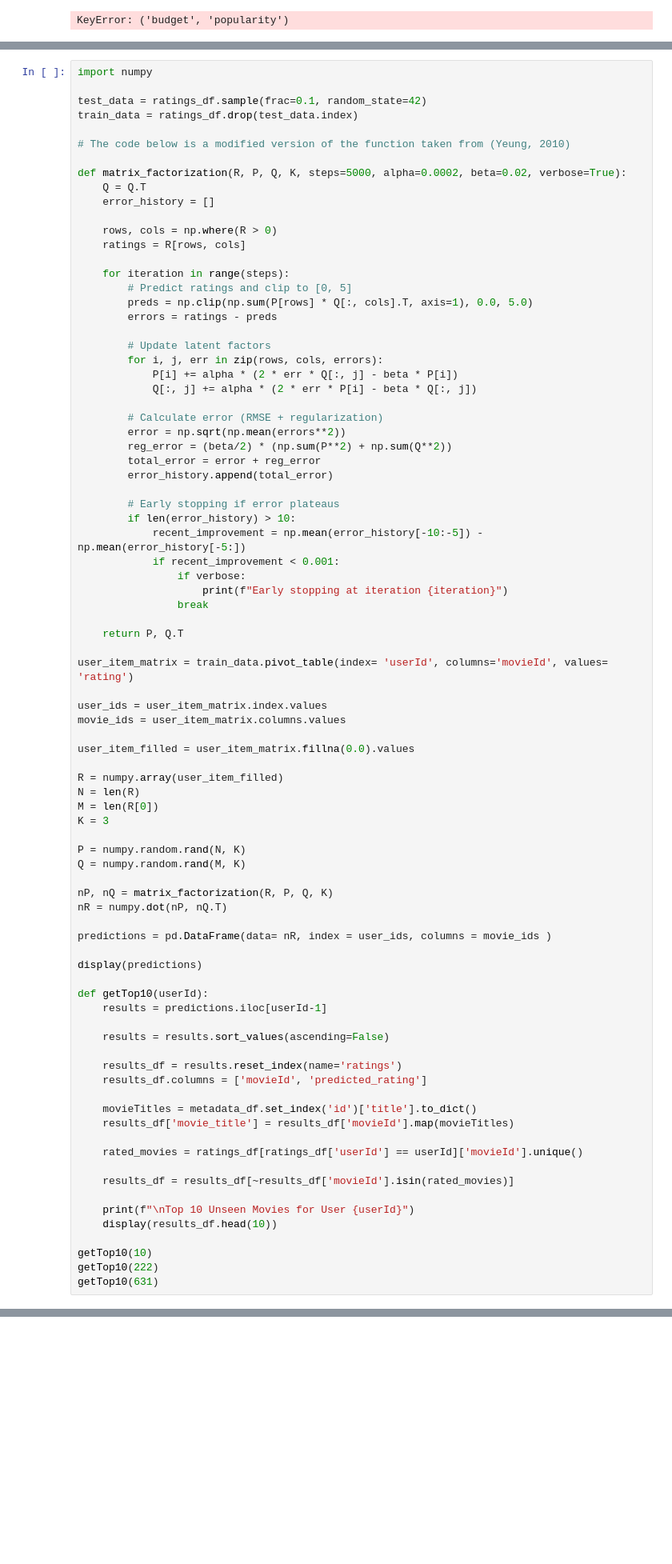
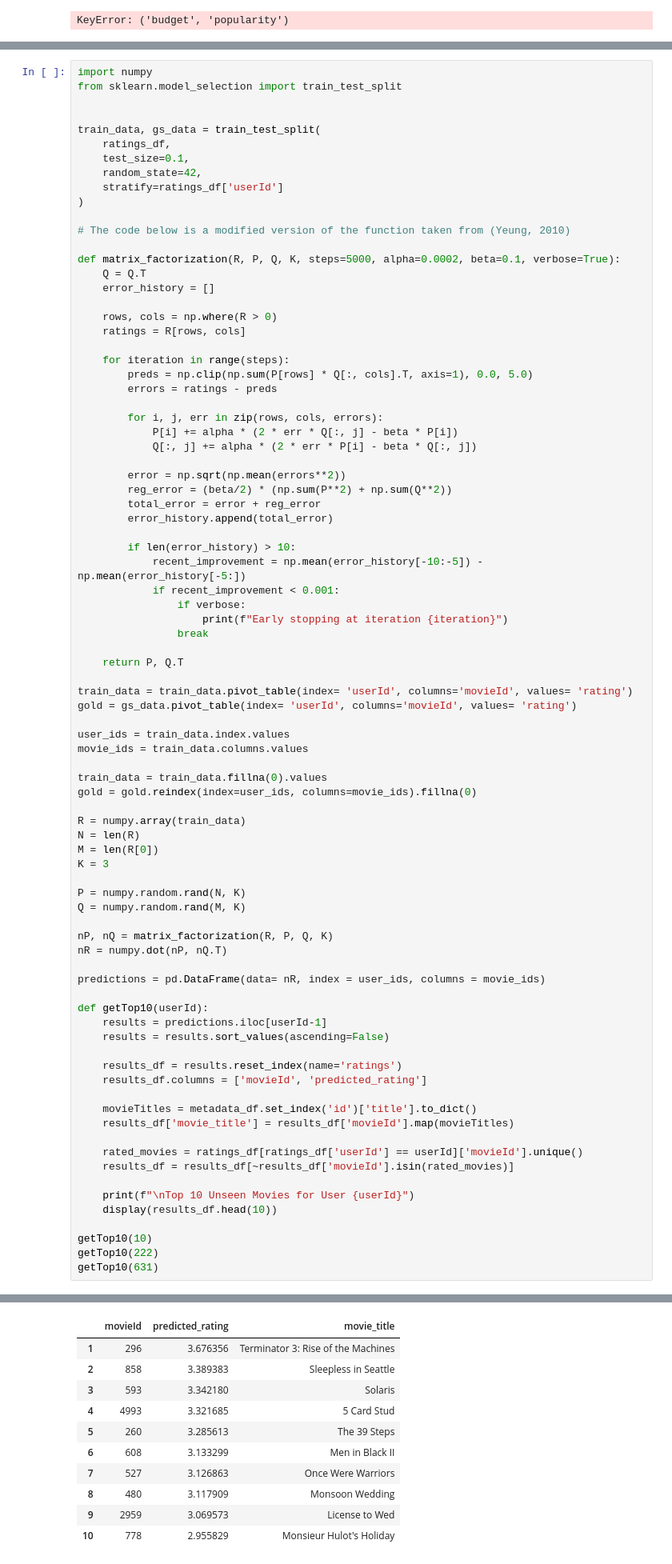
Before and after one commit to maddierioux/CSI4142_A4, a Jupyter notebook: Studies.ipynb, the cells around one changed output, grey strips where cells are left out. Shown at 80% size. Saved outputs shown, nothing was run; the diff lists cells and outputs as text; blank space fills up the shorter version.

```diff
--- a/Studies.ipynb
+++ b/Studies.ipynb
@@ -827,13 +827,19 @@ Between the two studies, the first option choices options more reliably since th
 ### Study 4
 # %%
 import numpy
+from sklearn.model_selection import train_test_split
 
-test_data = ratings_df.sample(frac=0.1, random_state=42)
-train_data = ratings_df.drop(test_data.index)
+
+train_data, gs_data = train_test_split(
+    ratings_df,
+    test_size=0.1,
+    random_state=42,
+    stratify=ratings_df['userId']
+)
 
 # The code below is a modified version of the function taken from (Yeung, 2010)
 
-def matrix_factorization(R, P, Q, K, steps=5000, alpha=0.0002, beta=0.02, verbose=True):
+def matrix_factorization(R, P, Q, K, steps=5000, alpha=0.0002, beta=0.1, verbose=True):
     Q = Q.T
     error_history = []
 
@@ -841,22 +847,18 @@ def matrix_factorization(R, P, Q, K, steps=5000, alpha=0.0002, beta=0.02, verbos
     ratings = R[rows, cols]
 
     for iteration in range(steps):
-        # Predict ratings and clip to [0, 5]
         preds = np.clip(np.sum(P[rows] * Q[:, cols].T, axis=1), 0.0, 5.0)
         errors = ratings - preds
 
-        # Update latent factors
         for i, j, err in zip(rows, cols, errors):
             P[i] += alpha * (2 * err * Q[:, j] - beta * P[i])
             Q[:, j] += alpha * (2 * err * P[i] - beta * Q[:, j])
 
-        # Calculate error (RMSE + regularization)
         error = np.sqrt(np.mean(errors**2))
         reg_error = (beta/2) * (np.sum(P**2) + np.sum(Q**2))
         total_error = error + reg_error
         error_history.append(total_error)
 
-        # Early stopping if error plateaus
         if len(error_history) > 10:
             recent_improvement = np.mean(error_history[-10:-5]) - np.mean(error_history[-5:])
             if recent_improvement < 0.001:
@@ -866,14 +868,16 @@ def matrix_factorization(R, P, Q, K, steps=5000, alpha=0.0002, beta=0.02, verbos
 
     return P, Q.T
 
-user_item_matrix = train_data.pivot_table(index= 'userId', columns='movieId', values= 'rating')
+train_data = train_data.pivot_table(index= 'userId', columns='movieId', values= 'rating')
+gold = gs_data.pivot_table(index= 'userId', columns='movieId', values= 'rating')
 
-user_ids = user_item_matrix.index.values
-movie_ids = user_item_matrix.columns.values
+user_ids = train_data.index.values
+movie_ids = train_data.columns.values
 
-user_item_filled = user_item_matrix.fillna(0.0).values
+train_data = train_data.fillna(0).values
+gold = gold.reindex(index=user_ids, columns=movie_ids).fillna(0)
 
-R = numpy.array(user_item_filled)
+R = numpy.array(train_data)
 N = len(R)
 M = len(R[0])
 K = 3
@@ -884,13 +888,10 @@ Q = numpy.random.rand(M, K)
 nP, nQ = matrix_factorization(R, P, Q, K)
 nR = numpy.dot(nP, nQ.T)
 
-predictions = pd.DataFrame(data= nR, index = user_ids, columns = movie_ids )
-
-display(predictions)
+predictions = pd.DataFrame(data= nR, index = user_ids, columns = movie_ids)
 
 def getTop10(userId):
     results = predictions.iloc[userId-1]
-
     results = results.sort_values(ascending=False)
 
     results_df = results.reset_index(name='ratings')
@@ -900,7 +901,6 @@ def getTop10(userId):
     results_df['movie_title'] = results_df['movieId'].map(movieTitles)
 
     rated_movies = ratings_df[ratings_df['userId'] == userId]['movieId'].unique()
-
     results_df = results_df[~results_df['movieId'].isin(rated_movies)]
 
     print(f"\nTop 10 Unseen Movies for User {userId}")
@@ -913,0 +916,11 @@ Error:
+|  | movieId | predicted_rating | movie_title |
+| 1 | 296 | 3.676356 | Terminator 3: Rise of the Machines |
+| 2 | 858 | 3.389383 | Sleepless in Seattle |
+| 3 | 593 | 3.342180 | Solaris |
+| 4 | 4993 | 3.321685 | 5 Card Stud |
+| 5 | 260 | 3.285613 | The 39 Steps |
+| 6 | 608 | 3.133299 | Men in Black II |
+| 7 | 527 | 3.126863 | Once Were Warriors |
+| 8 | 480 | 3.117909 | Monsoon Wedding |
+| 9 | 2959 | 3.069573 | License to Wed |
+| 10 | 778 | 2.955829 | Monsieur Hulot's Holiday |
```
Also changed, not shown: parts of 5 cells of this notebook.
